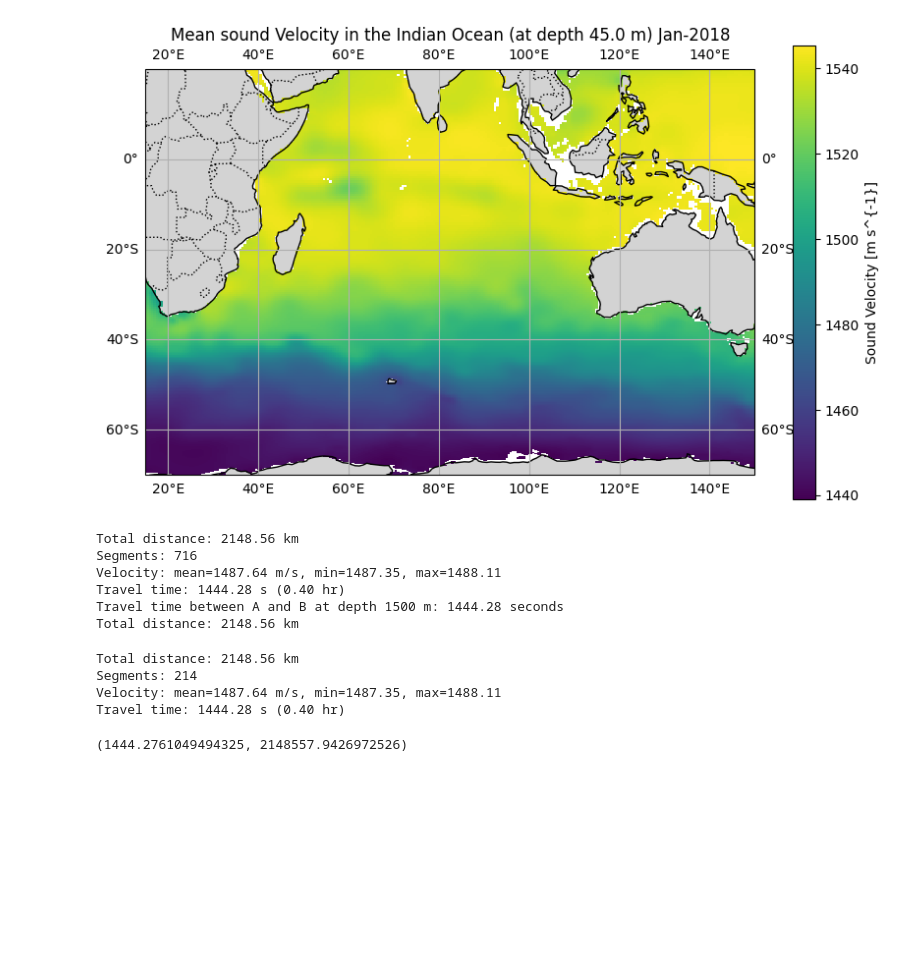
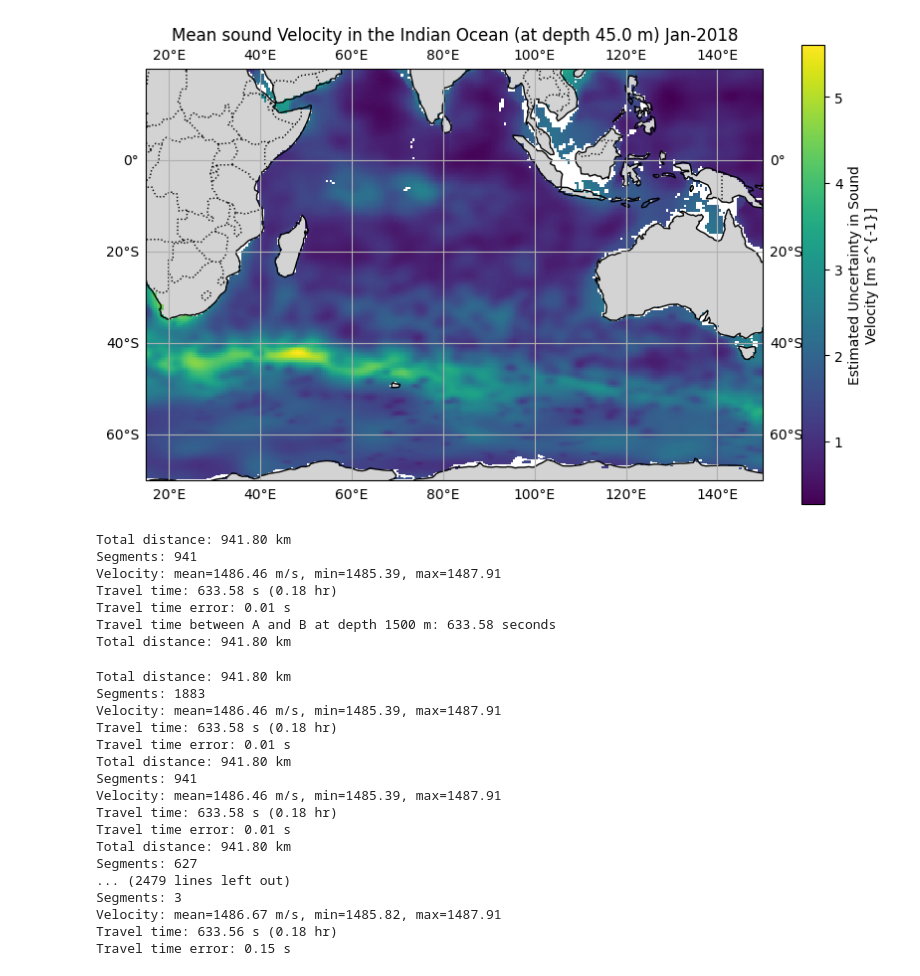
Before and after one commit to GEO-OCEAN-hydroacoustic/toolbox, a Jupyter notebook: src/notebooks/demo/Open_ISAS_Grid.ipynb, the cells around one changed output. Drawn from its saved outputs; the diff is of its cells as text; code cells hidden in the pictures; blank space fills up the shorter version.

Commit message:
Building ISAS grid foncionality for sound speed and travel time computation

```diff
--- a/src/notebooks/demo/Open_ISAS_Grid.ipynb
+++ b/src/notebooks/demo/Open_ISAS_Grid.ipynb
@@ -1,4 +1,6 @@
 # %%
+# from importlib.metadata import FastPath
+
 from utils.physics.sound_model import ISAS_grid as isg
 
 from utils.physics.sound_model.ISAS_grid import extract_velocity_profile
@@ -10,43 +12,43 @@ lat_bounds= [-70, 20]
 lon_bounds = [15, 150]
 
 
-ds = isg.load_ISAS_TS(PATH, month,lat_bounds,lon_bounds, fast=False)
+ds = isg.load_ISAS_TS(PATH, month,lat_bounds,lon_bounds, fast=True)
 # %%
 import cartopy.crs as ccrs
 import cartopy.feature as cfeature
 import matplotlib.pyplot as plt
 # Define latitude and longitude bounds for the Indian Ocean
 lat_min, lat_max = lat_bounds  # Latitude bounds (approximately from 30°S to 30°N)
 lon_min, lon_max = lon_bounds  # Longitude bounds (approximately from 30°E to 120°E)
 
 # Create a map projection (PlateCarree is a simple projection for global data)
 fig, ax = plt.subplots(figsize=(10, 6), subplot_kw={'projection': ccrs.PlateCarree()})
 ax.set_extent([lon_min, lon_max, lat_min, lat_max], crs=ccrs.PlateCarree())
 
 # Add coastlines and land features
 ax.coastlines()
 ax.add_feature(cfeature.BORDERS, linestyle=':')
 ax.add_feature(cfeature.LAND, facecolor='lightgray')
 
 # Plot temperature at a specific depth (e.g., depth index 10)
-temp_at_depth = ds['SOUND_VELOCITY'].isel(depth=10).squeeze()
+temp_at_depth = ds['SV_ERR'].isel(depth=10).squeeze()
 temp_at_depth.plot(transform=ccrs.PlateCarree(), ax=ax)
 
 # Add labels
 ax.set_title(f'Mean sound Velocity in the Indian Ocean (at depth {ds["depth"][10].values} m) Jan-2018')
 ax.gridlines(draw_labels=True)
 
 plt.show()
 # %% [output]
-[figure, old version]
+[figure, new version]
 # %%
 # Define start and end points
-lat1, lon1 = -24.2053, 63.0102  # Example: Station MADE
-lat2, lon2 = -31.5758, 83.2423  # Example: Station NEAMS
+lat1, lon1 = -38.5465,52.9287  # Example: Station MADE
+lat2, lon2 = -41.09598853868195,42.428366762177646# Example: Station NEAMS
 depth = 1500  # Depth in meters
 
 # Compute travel time
-travel_time, total_distance = isg.compute_travel_time(lat1, lon1, lat2, lon2, depth, ds, resolution=3)
+travel_time, err, total_distance = isg.compute_travel_time(lat1, lon1, lat2, lon2, depth, ds, resolution=1, interpolate_missing=True)
 
 # Total distance: 2148.56 km
 # Segments: 716
@@ -59,23 +61,46 @@ travel_time, total_distance = isg.compute_travel_time(lat1, lon1, lat2, lon2, de
 print(f"Travel time between A and B at depth {depth} m: {travel_time:.2f} seconds")
 print(f"Total distance: {total_distance / 1000:.2f} km")
 # %% [output]
-Total distance: 2148.56 km
-Segments: 716
-Velocity: mean=1487.64 m/s, min=1487.35, max=1488.11
-Travel time: 1444.28 s (0.40 hr)
-Travel time between A and B at depth 1500 m: 1444.28 seconds
-Total distance: 2148.56 km
+Total distance: 941.80 km
+Segments: 941
+Velocity: mean=1486.46 m/s, min=1485.39, max=1487.91
+Travel time: 633.58 s (0.18 hr)
+Travel time error: 0.01 s
+Travel time between A and B at depth 1500 m: 633.58 seconds
+Total distance: 941.80 km
 # %%
-isg.compute_travel_time(lat1, lon1, lat2, lon2, depth, ds, resolution=10, verbose=True)
+# ds = isg.load_ISAS_TS(PATH, month,lat_bounds,lon_bounds, fast=False)
+# isg.compute_travel_time(lat1, lon1, lat2, lon2, depth, ds, resolution=20, verbose=False, interpolate_missing=True)
-# %% [output]
-Total distance: 2148.56 km
-Segments: 214
-Velocity: mean=1487.64 m/s, min=1487.35, max=1488.11
-Travel time: 1444.28 s (0.40 hr)
-(1444.2761049494325, 2148557.9426972526)
 # %%
+import time
+
+
 tt = []
-for i in range(1,100):
-    tt0, td = isg.compute_travel_time(lat1, lon1, lat2, lon2, depth, ds, resolution=i*0.5, verbose=False)
+tterr = []
+calculation_time = []
+for i in range(1,500):
+    calctime = time.time()
+    tt0,err, td = isg.compute_travel_time(lat1, lon1, lat2, lon2, depth, ds, resolution=i*0.5, interpolate_missing=True)
+    calctime2 = time.time()
+    calculation_time.append(calctime2-calctime)
     tt.append(tt0)
+    tterr.append(err)
+# %% [output]
+Total distance: 941.80 km
+Segments: 1883
+Velocity: mean=1486.46 m/s, min=1485.39, max=1487.91
+Travel time: 633.58 s (0.18 hr)
+Travel time error: 0.01 s
+Total distance: 941.80 km
+Segments: 941
+Velocity: mean=1486.46 m/s, min=1485.39, max=1487.91
+Travel time: 633.58 s (0.18 hr)
+Travel time error: 0.01 s
+Total distance: 941.80 km
+Segments: 627
+... (2479 lines left out)
+Segments: 3
+Velocity: mean=1486.67 m/s, min=1485.82, max=1487.91
+Travel time: 633.56 s (0.18 hr)
+Travel time error: 0.15 s
 # %%
```
Also changed, not shown: parts of 2 cells of this notebook, 4 other files.
